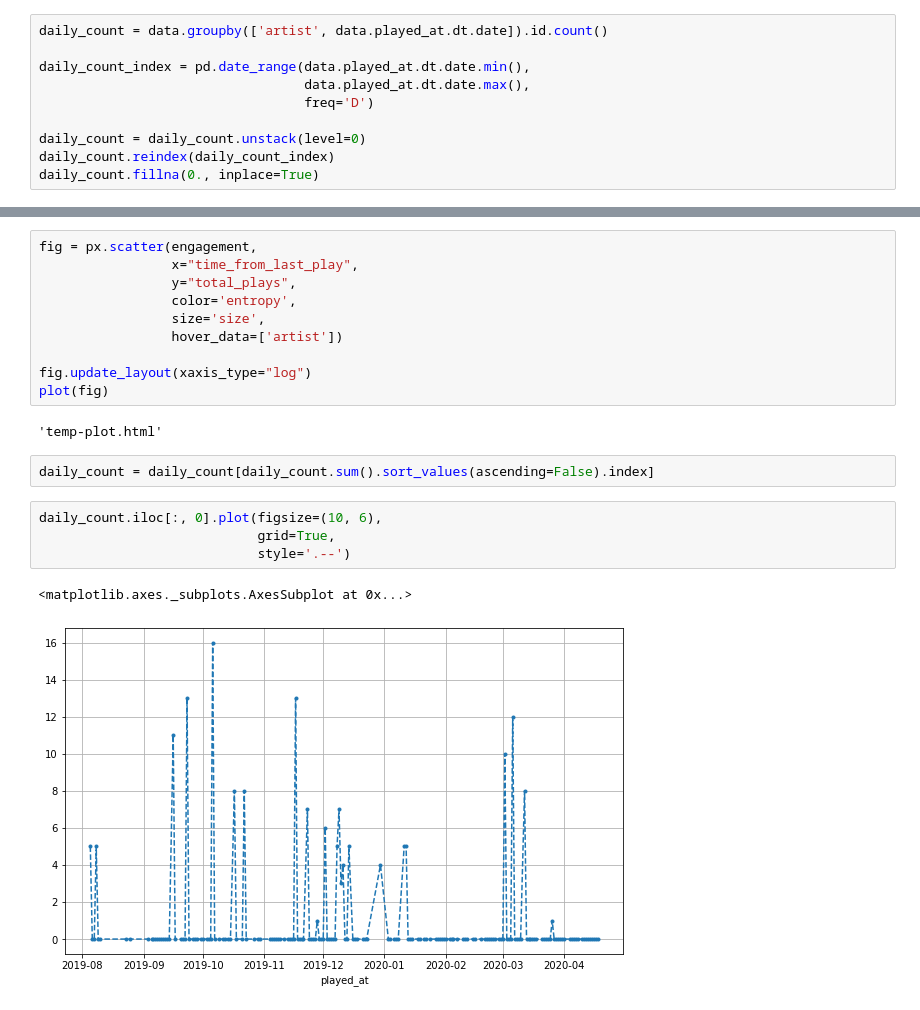
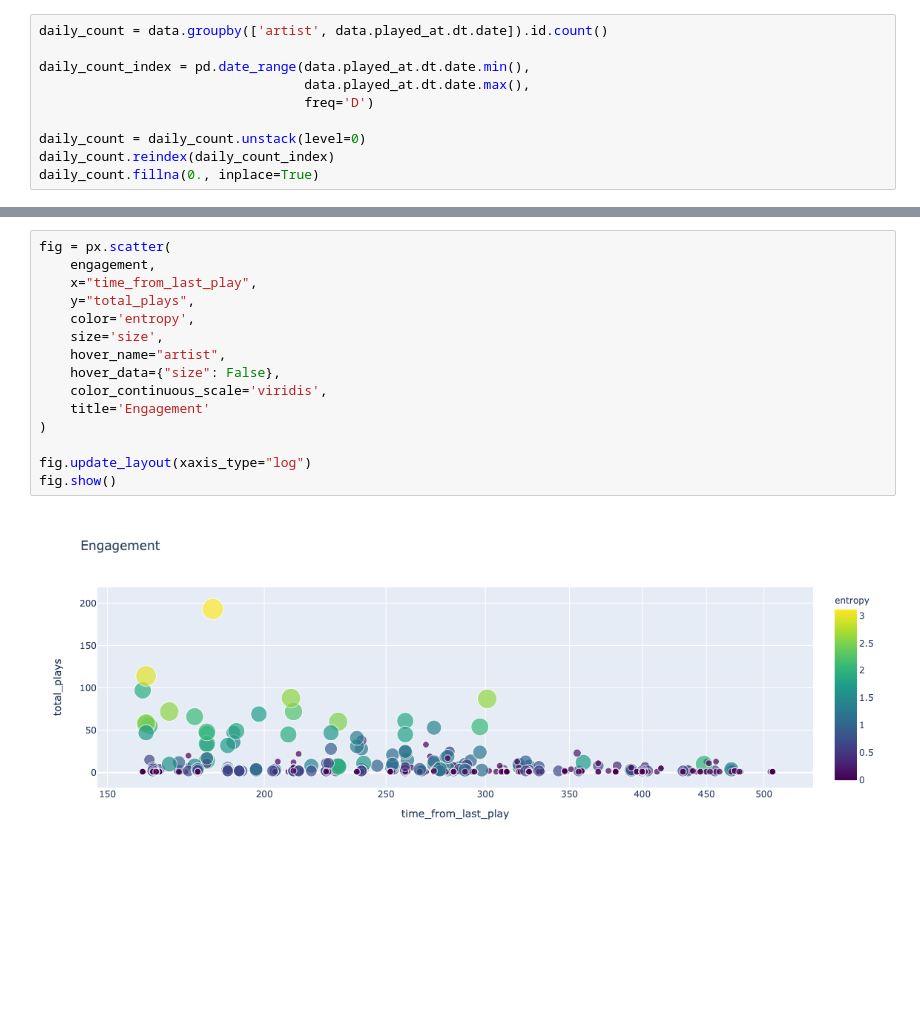
Before and after one commit to cborile/spotify_analysis, a Jupyter notebook: notebooks/engagement.ipynb, the cells around one changed output, grey strips where cells are left out. Saved outputs shown, nothing was run; the diff lists cells and outputs as text; blank space fills up the shorter version.

```diff
--- a/notebooks/engagement.ipynb
+++ b/notebooks/engagement.ipynb
@@ -56,21 +143,17 @@ engagement.time_from_last_play = engagement.time_from_last_play + 1
 # %%
-fig = px.scatter(engagement,
-                 x="time_from_last_play",
-                 y="total_plays",
-                 color='entropy',
-                 size='size',
-                 hover_data=['artist'])
+fig = px.scatter(
+    engagement,
+    x="time_from_last_play",
+    y="total_plays",
+    color='entropy',
+    size='size',
+    hover_name="artist",
+    hover_data={"size": False},
+    color_continuous_scale='viridis',
+    title='Engagement'
+)
 
 fig.update_layout(xaxis_type="log")
-plot(fig)
+fig.show()
 # %% [output]
-'temp-plot.html'
+[figure, added]
-# %%
-daily_count = daily_count[daily_count.sum().sort_values(ascending=False).index]
-# %%
-daily_count.iloc[:, 0].plot(figsize=(10, 6),
-                            grid=True,
-                            style='.--')
-# %% [output]
-<matplotlib.axes._subplots.AxesSubplot at 0x...>
-[figure, removed]
```
Also changed, not shown: parts of 24 cells of this notebook, 2 other files.
